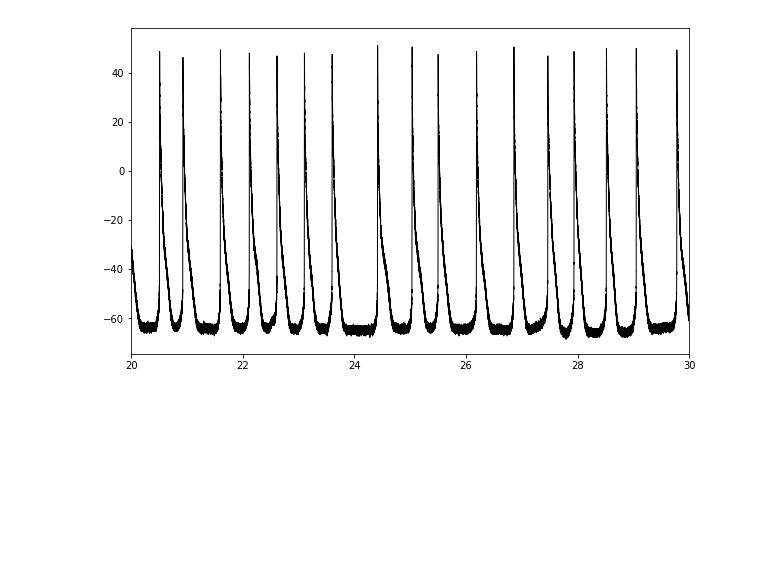
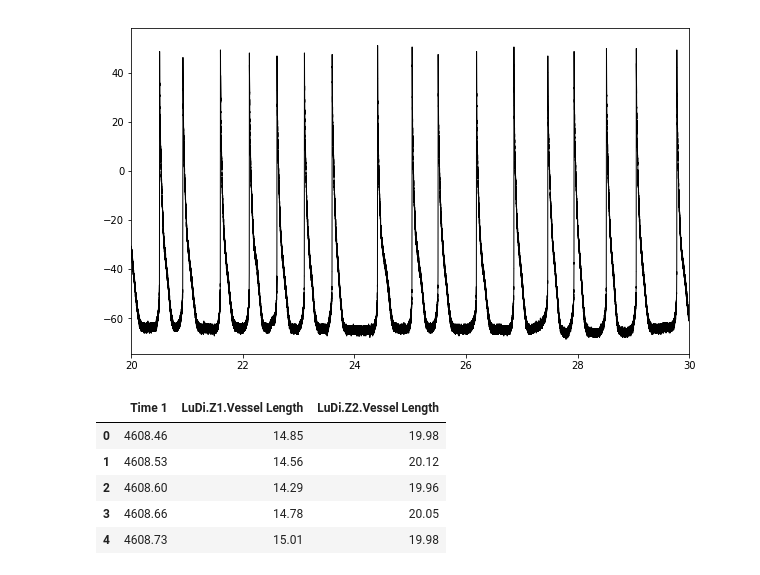
Before and after one commit to cudmore/SanPy, a Jupyter notebook: examples/notebook.ipynb, the cells around one changed output. Cells and saved outputs as stored; diff of their text form; code cells hidden in the pictures; blank space fills up the shorter version.

```diff
--- a/examples/notebook.ipynb
+++ b/examples/notebook.ipynb
@@ -56,3 +56,73 @@ plt.plot(x,y, color='k', linewidth='1')
 savefig('sample.pdf')
 # %% [output]
 [figure]
+# %%
+#
+# import libraries
+from matplotlib.pyplot import *
+#%matplotlib inline
+%matplotlib notebook
+
+from IPython.display import display, set_matplotlib_formats
+set_matplotlib_formats('png', 'pdf')
+
+import matplotlib.pyplot as plt
+import pandas as pd
+import scipy.signal
+from scipy.signal import savgol_filter
+
+plt.rcParams['figure.figsize'] = 10, 6
+
+#
+# load .txt
+filename = '20190809_short.txt'
+df = pd.read_csv(filename, sep='\t')
+
+#
+# verify it loaded
+display(df[:5])
+
+# time
+myTime = df['Time 1'].values
+myTime /= 60 # seconds to minutes
+
+# diameter
+myDiameter = df['LuDi.Z1.Vessel Length'].values
+
+# filtered diameter 1, median filter prserves boundaries or transitions
+kernel_size = 501 #51
+myDiameter_filtered_1 = scipy.signal.medfilt(myDiameter, kernel_size=kernel_size)
+
+# filtered diameter 1
+windowSize = 501 #51
+polynomialOrder = 2
+myDiameter_filtered_2 = scipy.signal.savgol_filter(myDiameter, windowSize, polynomialOrder)
+
+#
+# plot
+if 1:
+    #plt.plot(myTime, myDiameter, color='k', linewidth='1')
+    plt.plot(myTime, myDiameter_filtered_1, 'r', linewidth='1')
+    #plt.axes.Axes.axes.set_xlim([80,160])
+    plt.show()
+    savefig('diameter_raw.pdf')
+
+if 0:
+    plt.plot(myTime, myDiameter, color='k', linewidth='1')
+    plt.plot(myTime, myDiameter_filtered_2, color='g', linewidth='1')
+    plt.show()
+    #savefig('diameter_filtered.pdf')
+
+
+if 0:
+    plt.plot(myTime, myDiameter_filtered_1, color='r', linewidth='1')
+    plt.plot(myTime, myDiameter_filtered_2, color='g', linewidth='1')
+    plt.show()
+    #savefig('diameter_filtered.pdf')
+# %% [output]
+|  | Time 1 | LuDi.Z1.Vessel Length | LuDi.Z2.Vessel Length |
+| 0 | 4608.46 | 14.85 | 19.98 |
+| 1 | 4608.53 | 14.56 | 20.12 |
+| 2 | 4608.60 | 14.29 | 19.96 |
+| 3 | 4608.66 | 14.78 | 20.05 |
+| 4 | 4608.73 | 15.01 | 19.98 |
```
Also changed, not shown: parts of 1 cell of this notebook.
